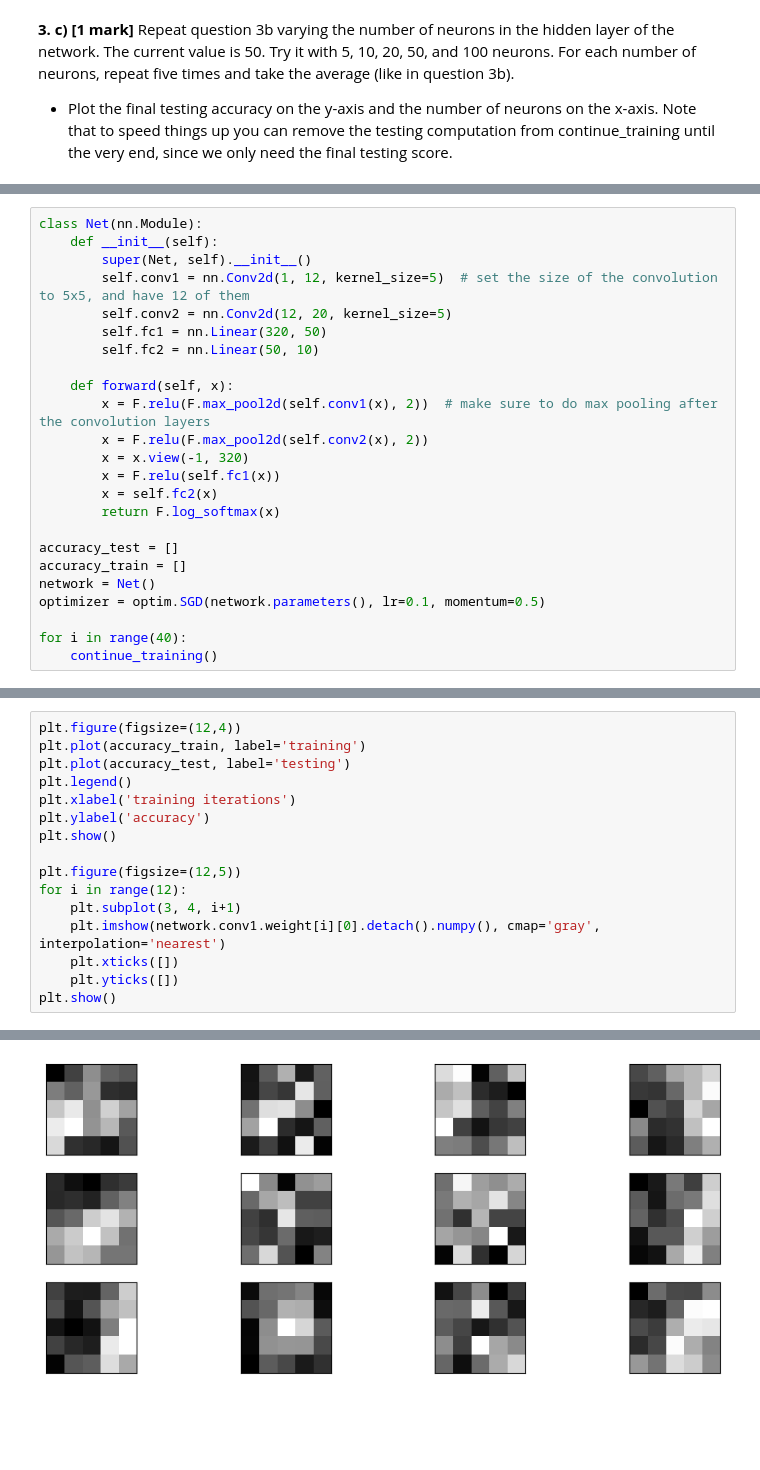
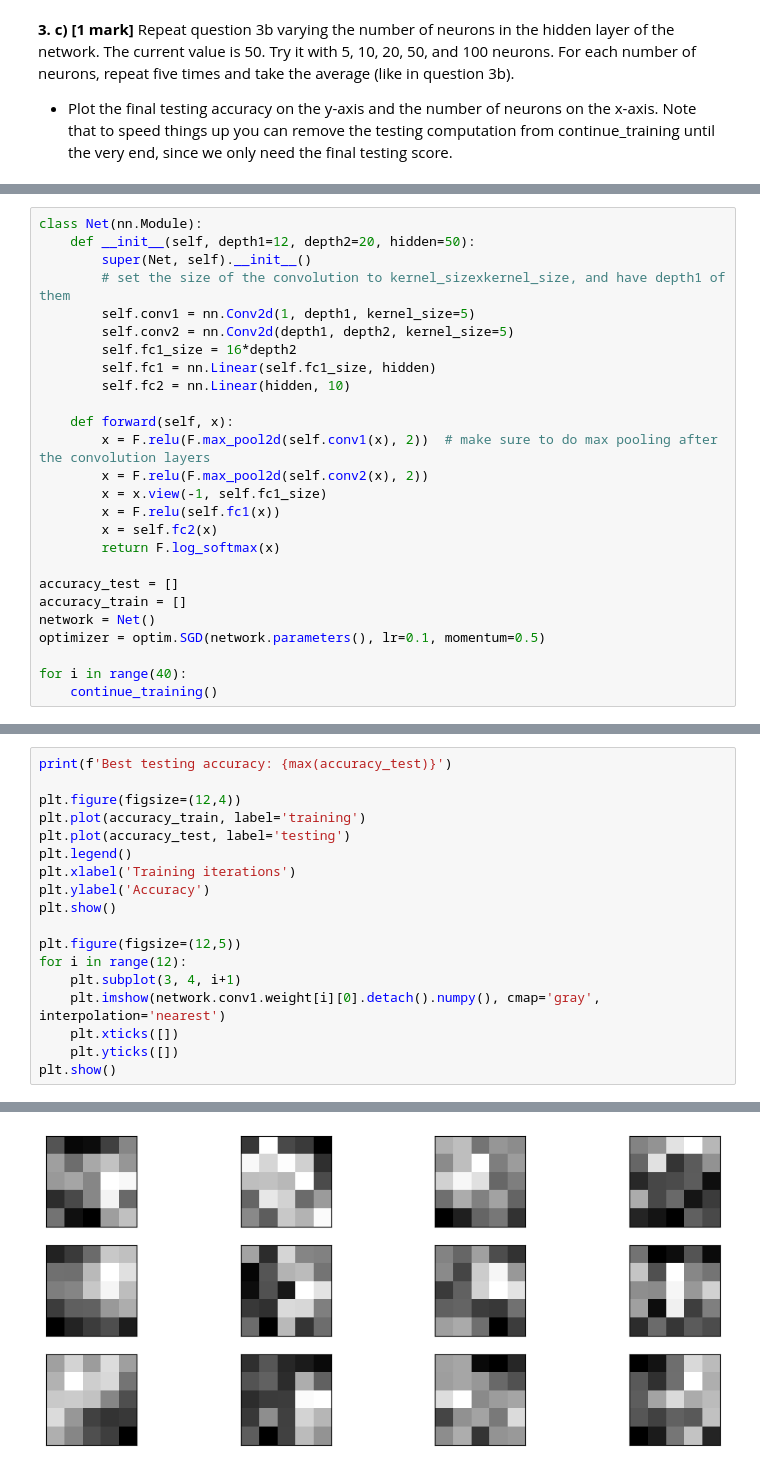
Before and after one commit to draymond63/syde-552, a Jupyter notebook: assignment2.ipynb, the cells around one changed output, grey strips where cells are left out. Saved outputs shown, nothing was run; the diff lists cells and outputs as text; blank space fills up the shorter version.

```diff
--- a/assignment2.ipynb
+++ b/assignment2.ipynb
@@ -585,16 +589,18 @@ plt.show()
 # %%
 class Net(nn.Module):
-    def __init__(self):
+    def __init__(self, depth1=12, depth2=20, hidden=50):
         super(Net, self).__init__()
-        self.conv1 = nn.Conv2d(1, 12, kernel_size=5)  # set the size of the convolution to 5x5, and have 12 of them
-        self.conv2 = nn.Conv2d(12, 20, kernel_size=5)
-        self.fc1 = nn.Linear(320, 50)
-        self.fc2 = nn.Linear(50, 10)
+        # set the size of the convolution to kernel_sizexkernel_size, and have depth1 of them
+        self.conv1 = nn.Conv2d(1, depth1, kernel_size=5)
+        self.conv2 = nn.Conv2d(depth1, depth2, kernel_size=5)
+        self.fc1_size = 16*depth2
+        self.fc1 = nn.Linear(self.fc1_size, hidden)
+        self.fc2 = nn.Linear(hidden, 10)
 
     def forward(self, x):
         x = F.relu(F.max_pool2d(self.conv1(x), 2))  # make sure to do max pooling after the convolution layers
         x = F.relu(F.max_pool2d(self.conv2(x), 2))
-        x = x.view(-1, 320)
+        x = x.view(-1, self.fc1_size)
         x = F.relu(self.fc1(x))
         x = self.fc2(x)
         return F.log_softmax(x)
@@ -629,10 +633,12 @@ Iteration 40 Testing accuracy: 0.9563999772071838
 # %%
+print(f'Best testing accuracy: {max(accuracy_test)}')
+
 plt.figure(figsize=(12,4))
 plt.plot(accuracy_train, label='training')
 plt.plot(accuracy_test, label='testing')
 plt.legend()
-plt.xlabel('training iterations')
-plt.ylabel('accuracy')
+plt.xlabel('Training iterations')
+plt.ylabel('Accuracy')
 plt.show()
 
 plt.figure(figsize=(12,5))
@@ -647 +654 @@ plt.show()
-[figure, old version]
+[figure, new version]
```
Also changed, not shown: parts of 20 cells of this notebook.
